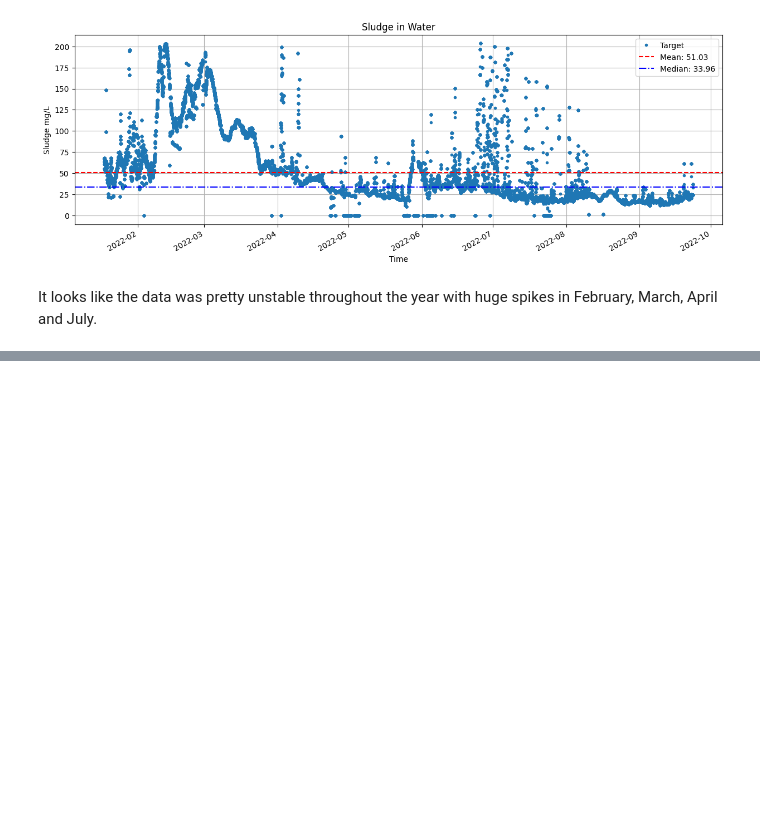
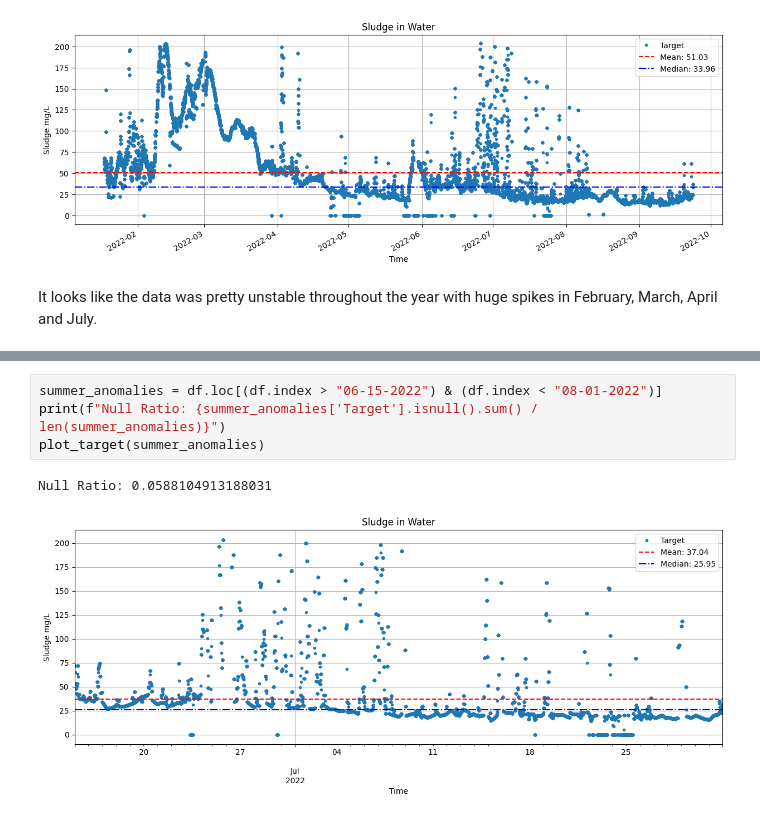
Before and after one commit to fibleep/sludge-water-plant, a Jupyter notebook: water_plants.ipynb, the cells around one changed output, grey strips where cells are left out. Saved outputs shown, nothing was run; the diff lists cells and outputs as text; blank space fills up the shorter version.

```diff
--- a/water_plants.ipynb
+++ b/water_plants.ipynb
@@ -171,0 +248,7 @@ It looks like the data was pretty unstable throughout the year with huge spikes
+# %%
+summer_anomalies = df.loc[(df.index > "06-15-2022") & (df.index < "08-01-2022")]
+print(f"Null Ratio: {summer_anomalies['Target'].isnull().sum() / len(summer_anomalies)}")
+plot_target(summer_anomalies)
+# %% [output]
+Null Ratio: 0.0588104913188031
+[figure, added]
```
Also changed, not shown: parts of 12 cells of this notebook.
